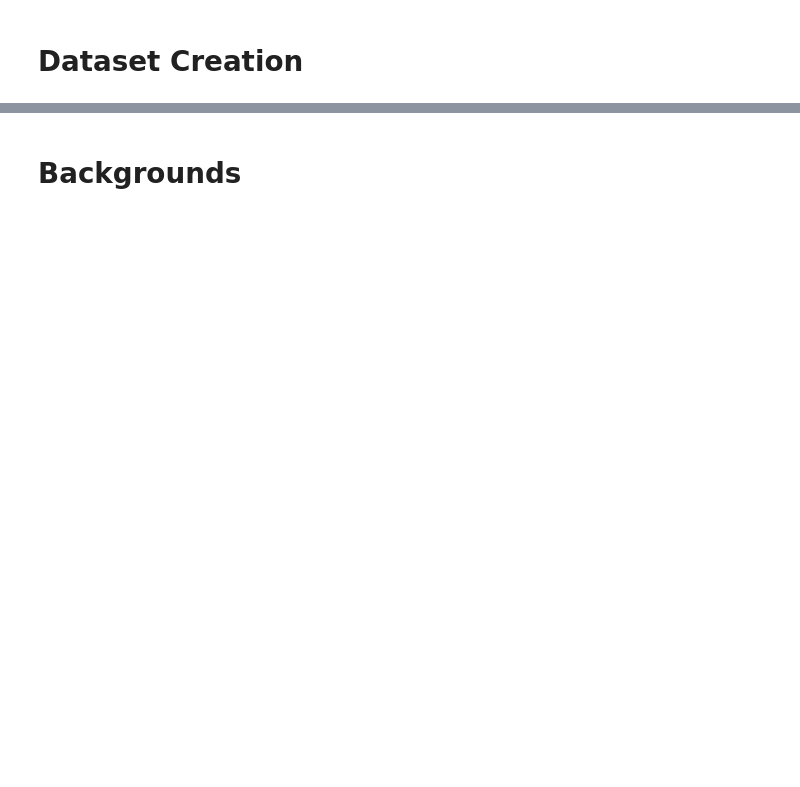
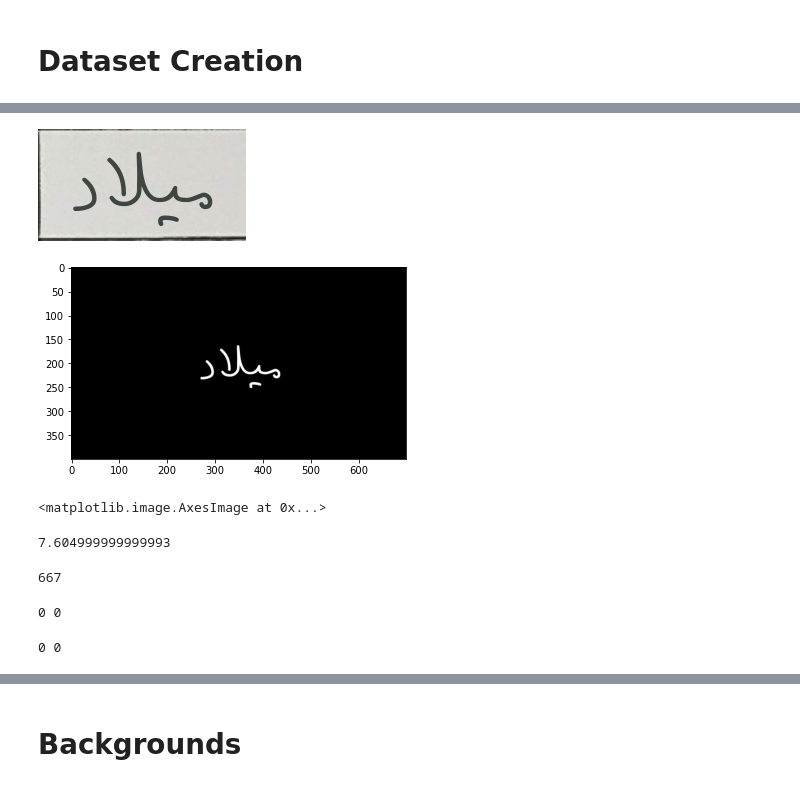
Before and after one commit to 4-geeks/Persian-OCR, a Jupyter notebook: DataTools/Data_Generation/Word Generation.ipynb, the cells around one changed output, grey strips where cells are left out. Drawn from its saved outputs; the diff is of its cells as text; code cells hidden in the pictures; blank space fills up the shorter version.

```diff
--- a/DataTools/Data_Generation/Word Generation.ipynb
+++ b/DataTools/Data_Generation/Word Generation.ipynb
@@ -132,0 +155,35 @@ def get_rect_size_for_word(word, font, size):
+# %%
+i = 3
+b = 0
+size = 200
+
+offsets, sizes = get_rect_size_for_word(all_words[i], all_fonts[b], size = size)
+bg = all_bgs[3].copy()
+bg = resize_bg(bg, (1.25 *sizes))
+# print(sizes)
+create_word(all_words[i],offsets = offsets , font_name= all_fonts[b] ,bg = bg,size= int(size//1.2))
+# %% [output]
+[figure, added]
+[figure, added]
+# %%
+plt.imshow(np.array(new))
+# %% [output]
+<matplotlib.image.AxesImage at 0x...>
+# %%
+0.06499999999999995 * 117
+# %% [output]
+7.604999999999993
+# %%
+(414 + 254 - 1)
+# %% [output]
+667
+# %%
+data, img = get_rect_size_for_word(all_words[0], all_fonts[2], size = 100)
+# %% [output]
+0 0
+# %%
+img = create_word(all_words[0] , font_name = all_fonts[0] , size = size, color = (255,255,255),
+                bg_size = (100,200), bg_color = (0,0,0))
+img_arr = np.array(img)
+# %% [output]
+0 0
```
Also changed, not shown: parts of 25 cells of this notebook, 2 other files.
